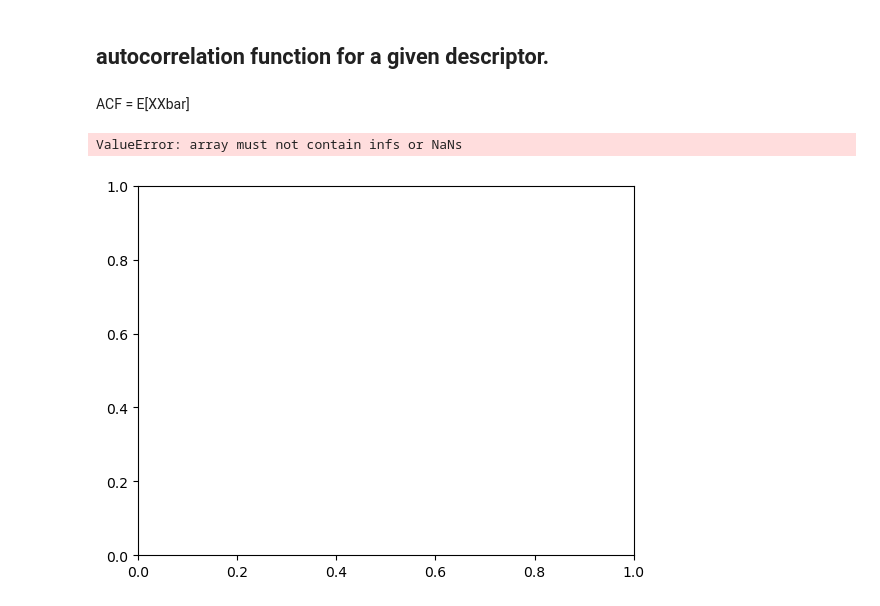
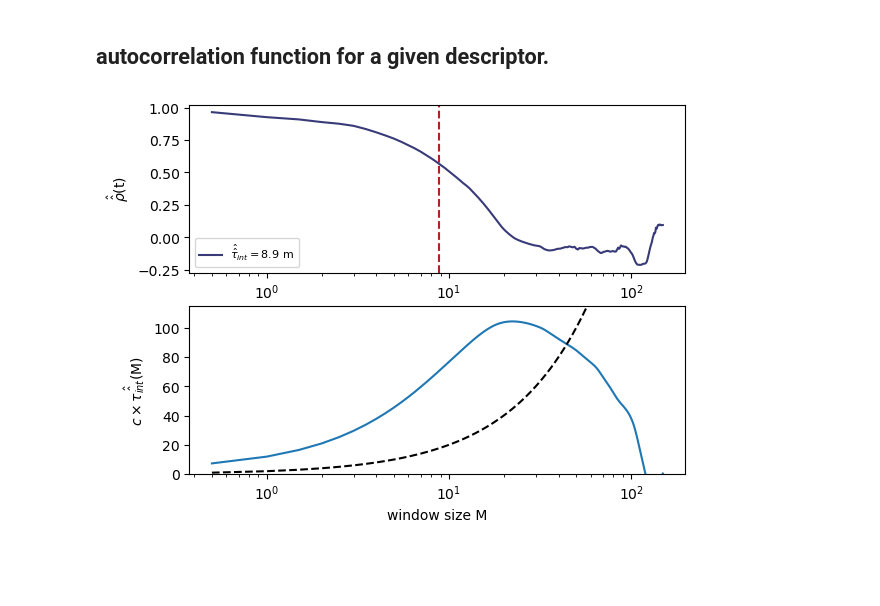
Before and after one commit to ERC-Karst/pc-centrelines, a Jupyter notebook: notebooks/step_by_step_characterisation/04_FirstOrderConduitStats.ipynb, the cells around one changed output. Saved outputs shown, nothing was run; the diff lists cells and outputs as text; code cells hidden in the pictures; blank space fills up the shorter version.

```diff
--- a/notebooks/step_by_step_characterisation/04_FirstOrderConduitStats.ipynb
+++ b/notebooks/step_by_step_characterisation/04_FirstOrderConduitStats.ipynb
@@ -45,8 +45,8 @@ centreline_filepaths
 # %% [markdown]
 We now select a specific cave passage and read out the section information, including the geometric descriptors.
 # %%
-idx = 21
-INSET_SIZE = 10
+idx = 11
+INSET_SIZE = 9
 start = 0
 end = -1
 
@@ -143,5 +143,3 @@ attributes = [0, 3, 5]
 n_attr = len(attributes)
 # %% [markdown]
 ## autocorrelation function for a given descriptor.
-# %% [markdown]
-ACF = E[XXbar]
@@ -151,8 +146,18 @@ maxlag = np.floor(conduit_descriptors[-1, -1] / (2*dt)).astype(int)
+# %%
+def clean_descriptor(data, idx, start, end):
+    v = data[start:end, idx]
+    outside99 = np.logical_or(v > np.quantile(v, 0.995), v < np.quantile(v, 0.005))
+    too_small_areas = data[start:end, 0] < 1
+    flags = np.logical_or(outside99, too_small_areas)
+
+    return v, flags
+# %%
+maxlag = 300
+dt = 0.5
+v, flags = clean_descriptor(conduit_descriptors, 0, start, end)
 # %%
-fig, ax = plt.subplots()
-
-plot_autocovariance(ax, conduit_descriptors[:, 1], maxlag, dt, tab20b, attrn=0)
+fig, axes = plt.subplots(2, 1)
+plot_autocovariance(axes[0], axes[1], v, flags, maxlag, dt, tab20b, attrn=0, verbose=True)
 plt.show()
 # %% [output]
-ValueError: array must not contain infs or NaNs
-[figure, old version]
+[figure, new version]
```
Also changed, not shown: parts of 15 cells of this notebook, 4 other files.
